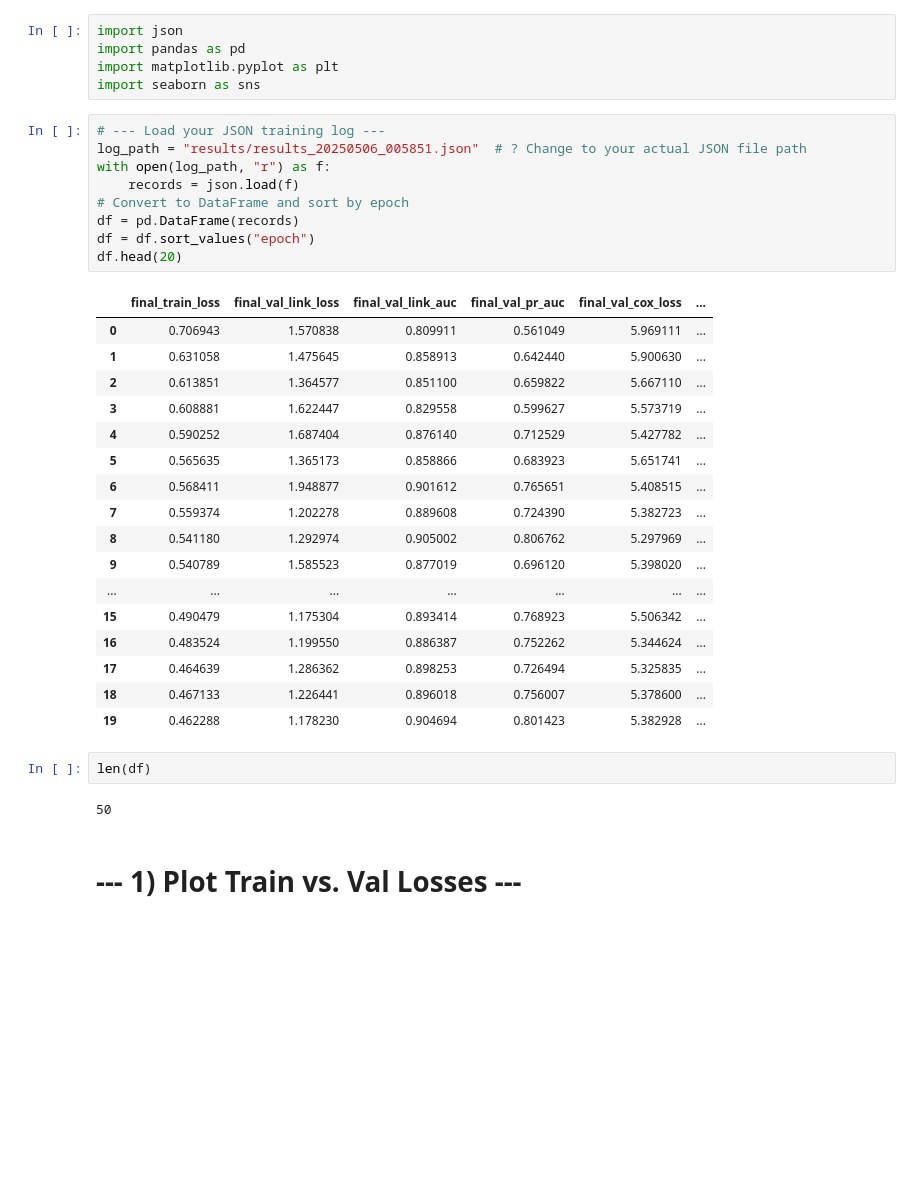
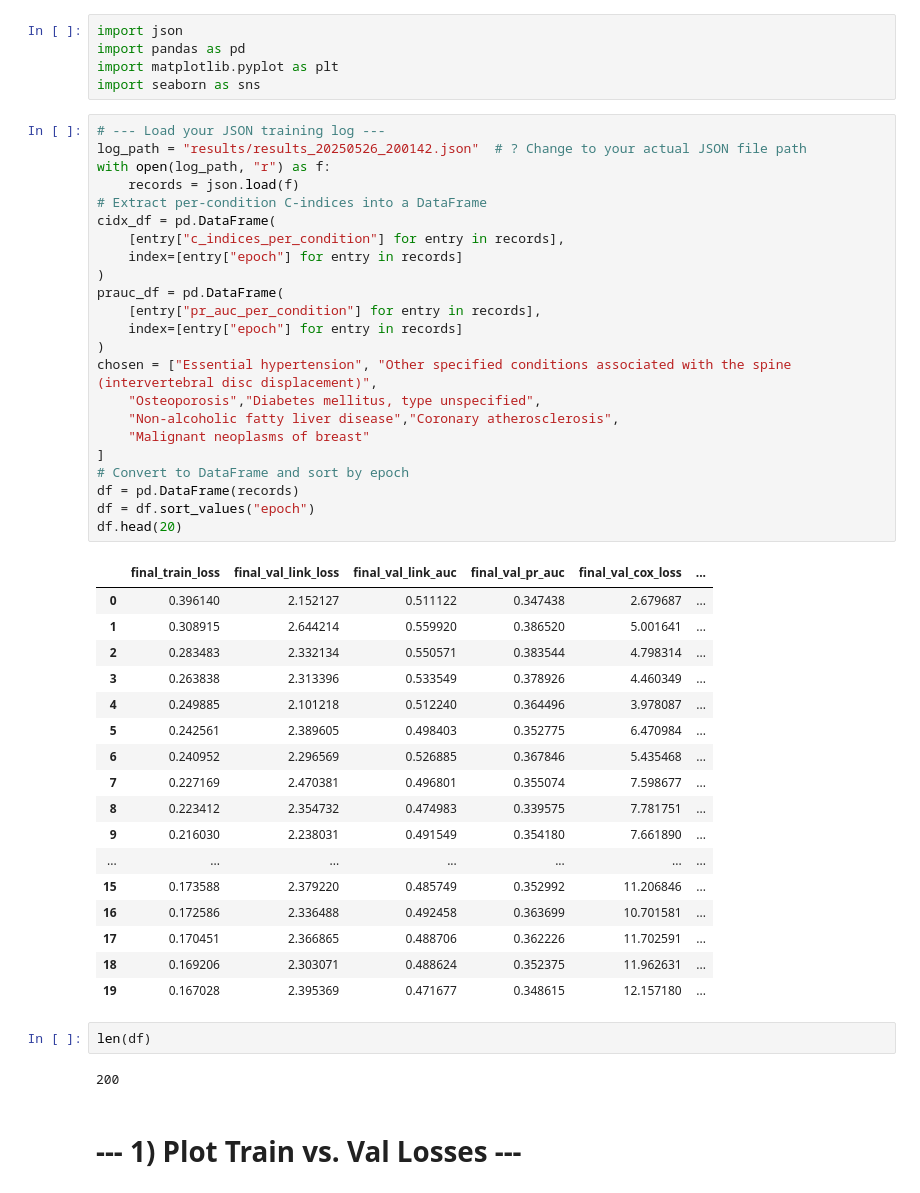
Before and after one commit to gavrielhan/MSc_Thesis, a Jupyter notebook: res_analysis.ipynb, the cells around one changed output. Saved outputs shown, nothing was run; the diff lists cells and outputs as text; blank space fills up the shorter version.

```diff
--- a/res_analysis.ipynb
+++ b/res_analysis.ipynb
@@ -5,35 +5,49 @@ import matplotlib.pyplot as plt
 import seaborn as sns
 # %%
 # --- Load your JSON training log ---
-log_path = "results/results_20250506_005851.json"  # ? Change to your actual JSON file path
+log_path = "results/results_20250526_200142.json"  # ? Change to your actual JSON file path
 with open(log_path, "r") as f:
     records = json.load(f)
+# Extract per-condition C-indices into a DataFrame
+cidx_df = pd.DataFrame(
+    [entry["c_indices_per_condition"] for entry in records],
+    index=[entry["epoch"] for entry in records]
+)
+prauc_df = pd.DataFrame(
+    [entry["pr_auc_per_condition"] for entry in records],
+    index=[entry["epoch"] for entry in records]
+)
+chosen = ["Essential hypertension", "Other specified conditions associated with the spine (intervertebral disc displacement)",
+    "Osteoporosis","Diabetes mellitus, type unspecified",
+    "Non-alcoholic fatty liver disease","Coronary atherosclerosis",
+    "Malignant neoplasms of breast"
+]
 # Convert to DataFrame and sort by epoch
 df = pd.DataFrame(records)
 df = df.sort_values("epoch")
 df.head(20)
 # %% [output]
 |  | final_train_loss | final_val_link_loss | final_val_link_auc | final_val_pr_auc | final_val_cox_loss | ... |
-| 0 | 0.706943 | 1.570838 | 0.809911 | 0.561049 | 5.969111 | ... |
-| 1 | 0.631058 | 1.475645 | 0.858913 | 0.642440 | 5.900630 | ... |
-| 2 | 0.613851 | 1.364577 | 0.851100 | 0.659822 | 5.667110 | ... |
-| 3 | 0.608881 | 1.622447 | 0.829558 | 0.599627 | 5.573719 | ... |
-| 4 | 0.590252 | 1.687404 | 0.876140 | 0.712529 | 5.427782 | ... |
-| 5 | 0.565635 | 1.365173 | 0.858866 | 0.683923 | 5.651741 | ... |
-| 6 | 0.568411 | 1.948877 | 0.901612 | 0.765651 | 5.408515 | ... |
-| 7 | 0.559374 | 1.202278 | 0.889608 | 0.724390 | 5.382723 | ... |
-| 8 | 0.541180 | 1.292974 | 0.905002 | 0.806762 | 5.297969 | ... |
-| 9 | 0.540789 | 1.585523 | 0.877019 | 0.696120 | 5.398020 | ... |
+| 0 | 0.396140 | 2.152127 | 0.511122 | 0.347438 | 2.679687 | ... |
+| 1 | 0.308915 | 2.644214 | 0.559920 | 0.386520 | 5.001641 | ... |
+| 2 | 0.283483 | 2.332134 | 0.550571 | 0.383544 | 4.798314 | ... |
+| 3 | 0.263838 | 2.313396 | 0.533549 | 0.378926 | 4.460349 | ... |
+| 4 | 0.249885 | 2.101218 | 0.512240 | 0.364496 | 3.978087 | ... |
+| 5 | 0.242561 | 2.389605 | 0.498403 | 0.352775 | 6.470984 | ... |
+| 6 | 0.240952 | 2.296569 | 0.526885 | 0.367846 | 5.435468 | ... |
+| 7 | 0.227169 | 2.470381 | 0.496801 | 0.355074 | 7.598677 | ... |
+| 8 | 0.223412 | 2.354732 | 0.474983 | 0.339575 | 7.781751 | ... |
+| 9 | 0.216030 | 2.238031 | 0.491549 | 0.354180 | 7.661890 | ... |
 | ... | ... | ... | ... | ... | ... | ... |
-| 15 | 0.490479 | 1.175304 | 0.893414 | 0.768923 | 5.506342 | ... |
-| 16 | 0.483524 | 1.199550 | 0.886387 | 0.752262 | 5.344624 | ... |
-| 17 | 0.464639 | 1.286362 | 0.898253 | 0.726494 | 5.325835 | ... |
-| 18 | 0.467133 | 1.226441 | 0.896018 | 0.756007 | 5.378600 | ... |
-| 19 | 0.462288 | 1.178230 | 0.904694 | 0.801423 | 5.382928 | ... |
+| 15 | 0.173588 | 2.379220 | 0.485749 | 0.352992 | 11.206846 | ... |
+| 16 | 0.172586 | 2.336488 | 0.492458 | 0.363699 | 10.701581 | ... |
+| 17 | 0.170451 | 2.366865 | 0.488706 | 0.362226 | 11.702591 | ... |
+| 18 | 0.169206 | 2.303071 | 0.488624 | 0.352375 | 11.962631 | ... |
+| 19 | 0.167028 | 2.395369 | 0.471677 | 0.348615 | 12.157180 | ... |
 # %%
 len(df)
 # %% [output]
-50
+200
 # %% [markdown]
 # --- 1) Plot Train vs. Val Losses ---
 # %%
```
Also changed, not shown: parts of 7 cells of this notebook, 2 other files.
